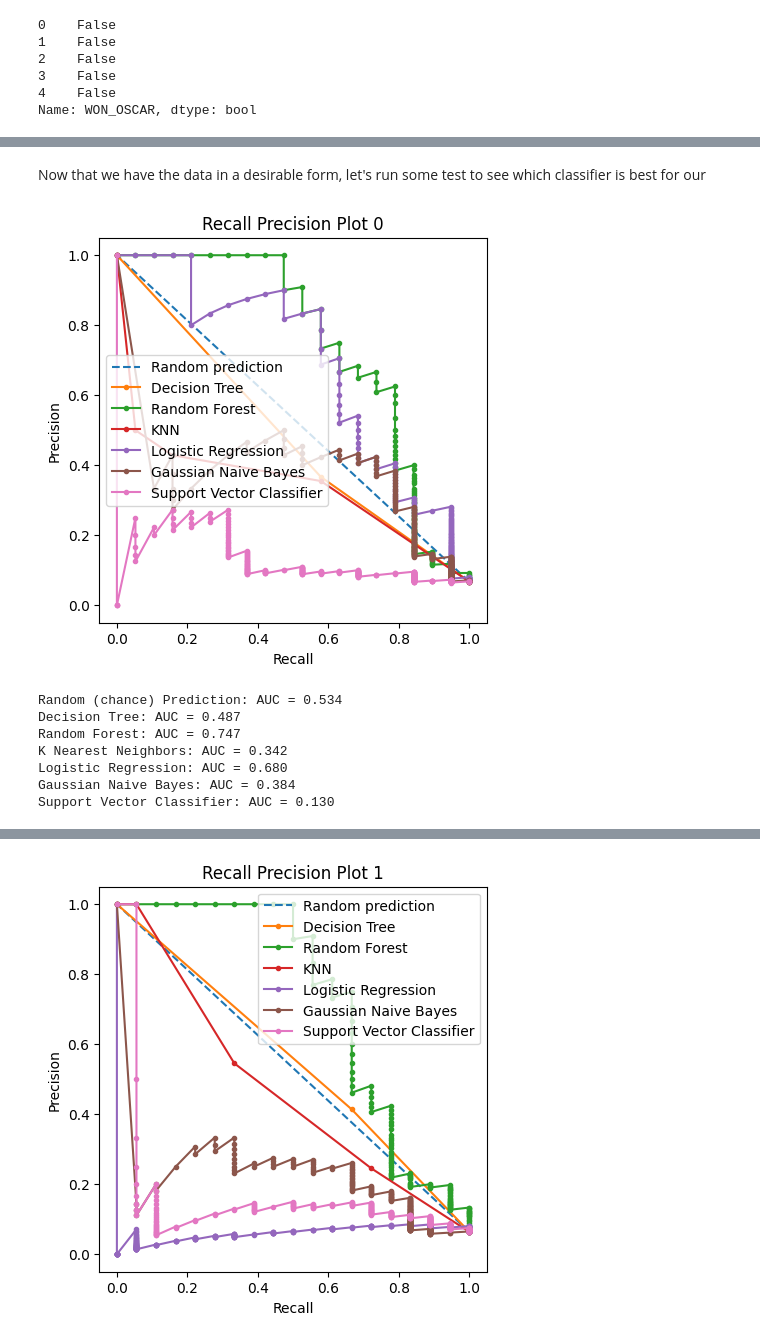
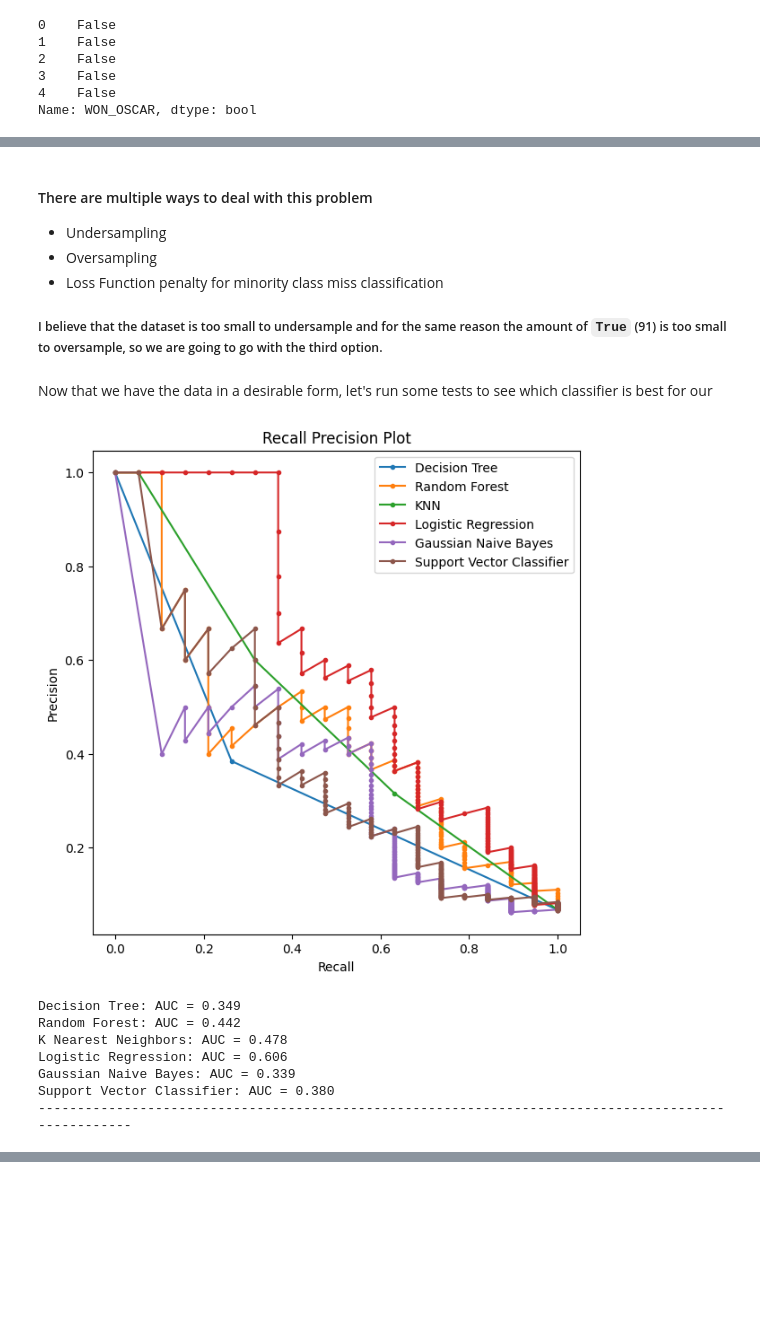
Before and after one commit to NikosGour/Data-Mining-Assignment, a Jupyter notebook: report.ipynb, the cells around one changed output, grey strips where cells are left out. Cells and saved outputs as stored; diff of their text form; code cells hidden in the pictures; blank space fills up the shorter version.

Commit message:
report classification small part done

```diff
--- a/report.ipynb
+++ b/report.ipynb
@@ -242,8 +247,6 @@ def clean_general_float(x):
     if isinstance(x, str):
         if x == '-':
             return pd.NA
-
-        x = x.replace(',', '')
     if pd.isna(x):
         return x
     return float(x)
@@ -772,11 +768,11 @@ First let's transform the data set into a more desirable form
 # %%
-from sklearn.preprocessing import MinMaxScaler
+from sklearn.preprocessing import StandardScaler
 
 #We don't need the title or the oscar category for the classification
 df = df.drop(columns=['TITLE','OSCAR_DETAILS'])
 
-# We scale this data because the number they have are in millions/billions which is sometimes too big for the training models to handle
-mm = MinMaxScaler()
+# We scale this data because the number they have is in millions/billions, which is sometimes too big for the training models to handle
+mm = StandardScaler()
 df["OPENING_WEEKEND"] = mm.fit_transform(df[['OPENING_WEEKEND']])
 df["DOMESTIC_GROSS"] = mm.fit_transform(df[['DOMESTIC_GROSS']])
 df["FOREIGN_GROSS"] = mm.fit_transform(df[['FOREIGN_GROSS']])
@@ -807,5 +812,11 @@ Name: WON_OSCAR, dtype: bool
+# %% [markdown]
+#### There are multiple ways to deal with this problem
+- Undersampling
+- Oversampling
+- Loss Function penalty for minority class miss classification
+##### I believe that the dataset is too small to undersample and for the same reason the amount of `True` (91) is too small to oversample, so we are going to go with the third option.
 # %% [markdown]
-Now that we have the data in a desirable form, let's run some test to see which classifier is best for our
+Now that we have the data in a desirable form, let's run some tests to see which classifier is best for our
 # %%
 from sklearn.svm import SVC
 from sklearn.linear_model import LogisticRegression
@@ -823,12 +832,20 @@ lr = LogisticRegression(max_iter=10000,class_weight=class_weights)
 gnb = GaussianNB()
 svc = SVC(probability=True,class_weight=class_weights)
 # %%
-from sklearn.metrics import precision_recall_curve,auc
+from sklearn.metrics import auc,precision_recall_curve
 from sklearn.model_selection import StratifiedKFold
 import matplotlib.pyplot as plt
 
+
+#These are to save each Area Under Curve for each model, so we can see the mean
+dt_aucs = []
+rf_aucs = []
+knn_aucs = []
+lr_aucs = []
+gnb_aucs = []
+svc_aucs = []
 # We will do KFold validation to ensure we are not overfitting the model
-# also we use stratified because the True/False ratio is 7:100, which means that if we didn't use the stratify strategy it would be very likely that none of the training data would be of class True, and the model would be just classifying everything as false
+# also we use stratified because the True/False ratio is 7:100, which means that if we didn't use the stratify strategy, it would be very likely that none of the training data would be of class True, and the model would be just classifying everything as false
 cv = StratifiedKFold(n_splits=5, shuffle=True)
 for i, (train_index, test_index) in enumerate(cv.split(X, y)):
     # Set the train and test sets
@@ -845,9 +862,7 @@ for i, (train_index, test_index) in enumerate(cv.split(X, y)):
     gnb.fit(train_X, train_y)
     svc.fit(train_X, train_y)
 
-    # Get the prediction the model made (in probabilities,not class)
-    # The first one is to show what results we would expect if we were randomly guessing the class
-    r_probs = [0 for _ in range(len(test_y))]
+    # Get the prediction the model made (in probabilities, not class)
     dt_probs = dt.predict_proba(test_X)
     rf_probs = rf.predict_proba(test_X)
     knn_probs = knn.predict_proba(test_X)
@@ -862,9 +877,7 @@ for i, (train_index, test_index) in enumerate(cv.split(X, y)):
     lr_probs = lr_probs[:, 1]
     gnb_probs = gnb_probs[:, 1]
     svc_probs = svc_probs[:, 1]
-
     #Get all the precisions and recalls
-    r_precision, r_recall, _ = precision_recall_curve(test_y, r_probs)
     dt_precision, dt_recall, _ = precision_recall_curve(test_y, dt_probs)
     rf_precision, rf_recall, _ = precision_recall_curve(test_y, rf_probs)
     knn_precision, knn_recall, _ = precision_recall_curve(test_y, knn_probs)
@@ -873,47 +886,60 @@ for i, (train_index, test_index) in enumerate(cv.split(X, y)):
     svc_precision, svc_recall, _ = precision_recall_curve(test_y, svc_probs)
 
     # Get the area under the curve for all the precision/recall curves
-    r_auc = auc(r_recall,r_precision)
     dt_auc = auc(dt_recall,dt_precision)
     rf_auc = auc(rf_recall,rf_precision)
     knn_auc = auc(knn_recall,knn_precision)
     lr_auc = auc(lr_recall,lr_precision)
     gnb_auc = auc(gnb_recall,gnb_precision)
     svc_auc = auc(svc_recall,svc_precision)
 
+    # Saving the Areas Under Curve for each model
+    dt_aucs.append(dt_auc)
+    rf_aucs.append(rf_auc)
+    knn_aucs.append(knn_auc)
+    lr_aucs.append(lr_auc)
+    gnb_aucs.append(gnb_auc)
+    svc_aucs.append(svc_auc)
 
-    # Plot all the precision/recall curves and
-    plt.figure(figsize=(5, 5))
-    plt.plot(r_recall, r_precision, linestyle='--', label='Random prediction' )
+    # Plot all the fpr/recall curves and
+
+
+    plt.figure(figsize=(7, 7))
     plt.plot(dt_recall, dt_precision, marker='.', label='Decision Tree')
     plt.plot(rf_recall, rf_precision, marker='.', label='Random Forest' )
     plt.plot(knn_recall, knn_precision, marker='.', label='KNN')
     plt.plot(lr_recall, lr_precision, marker='.', label='Logistic Regression')
     plt.plot(gnb_recall, gnb_precision, marker='.', label='Gaussian Naive Bayes')
     plt.plot(svc_recall, svc_precision, marker='.', label='Support Vector Classifier')
 
-    plt.title(f'Recall Precision Plot {i}')
+    plt.title('Recall Precision Plot')
     plt.xlabel('Recall')
     plt.ylabel('Precision')
     plt.legend()
 
     plt.show()
 
-    print(f"Random (chance) Prediction: AUC = {r_auc:.3f}")
     print(f"Decision Tree: AUC = {dt_auc:.3f}")
     print(f"Random Forest: AUC = {rf_auc:.3f}")
     print(f"K Nearest Neighbors: AUC = {knn_auc:.3f}")
     print(f"Logistic Regression: AUC = {lr_auc:.3f}")
     print(f"Gaussian Naive Bayes: AUC = {gnb_auc:.3f}")
     print(f"Support Vector Classifier: AUC = {svc_auc:.3f}")
+    print('-' * 100)
 
-    # plt.savefig(f'pr{i}.svg', format='svg', bbox_inches='tight')
+
+print(f"Decision Tree: Mean AUC = {np.mean(dt_aucs):.3f}")
+print(f"Random Forest: Mean AUC = {np.mean(rf_aucs):.3f}")
+print(f"K Nearest Neighbors: Mean AUC = {np.mean(knn_aucs):.3f}")
+print(f"Logistic Regression: Mean AUC = {np.mean(lr_aucs):.3f}")
+print(f"Gaussian Naive Bayes: Mean AUC = {np.mean(gnb_aucs):.3f}")
+print(f"Support Vector Classifier: Mean AUC = {np.mean(svc_aucs):.3f}")
 # %% [output]
-[figure, old version]
+[figure, new version]
-Random (chance) Prediction: AUC = 0.534
-Decision Tree: AUC = 0.487
-Random Forest: AUC = 0.747
-K Nearest Neighbors: AUC = 0.342
-Logistic Regression: AUC = 0.680
-Gaussian Naive Bayes: AUC = 0.384
-Support Vector Classifier: AUC = 0.130
+Decision Tree: AUC = 0.349
+Random Forest: AUC = 0.442
+K Nearest Neighbors: AUC = 0.478
+Logistic Regression: AUC = 0.606
+Gaussian Naive Bayes: AUC = 0.339
+Support Vector Classifier: AUC = 0.380
+----------------------------------------------------------------------------------------------------
@@ -927 +953,0 @@ Please also refer to the documentation for alternative solver options:
-[figure, old version]
```
Also changed, not shown: parts of 27 cells of this notebook, 1 other file.
